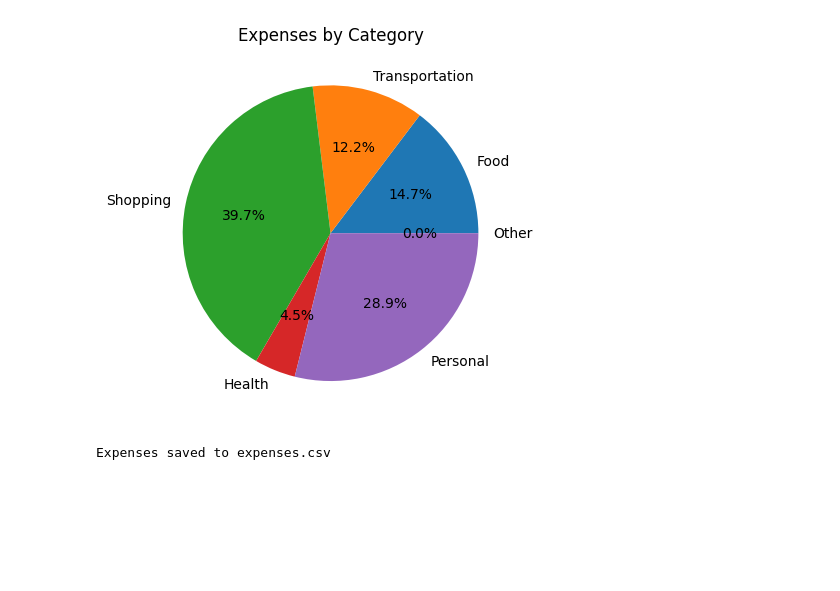
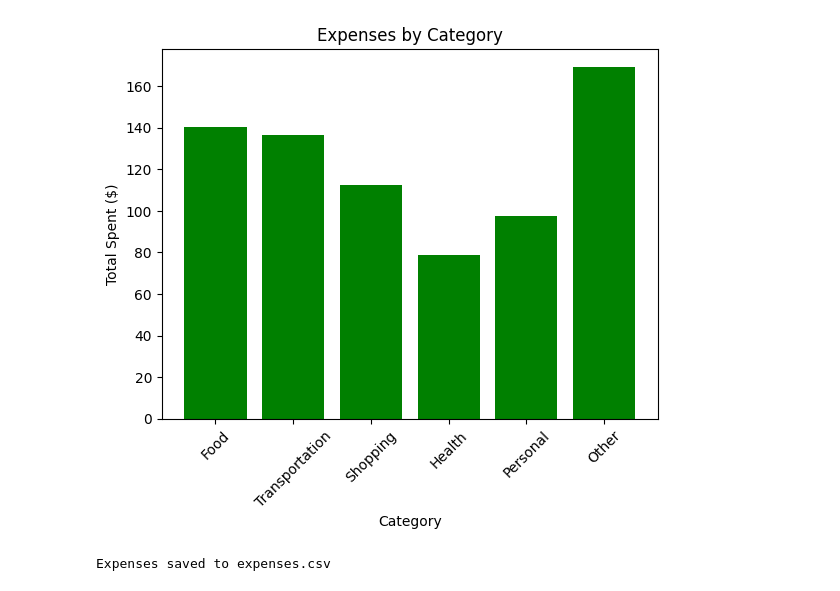
Before and after one commit to ahmadelsaad/Personal_Fund_Tracker, a Jupyter notebook: Personal_Funds_Tracker (1).ipynb, the cells around one changed output. Saved outputs shown, nothing was run; the diff lists cells and outputs as text; code cells hidden in the pictures; blank space fills up the shorter version.

```diff
--- a/Personal_Funds_Tracker (1).ipynb
+++ b/Personal_Funds_Tracker (1).ipynb
@@ -3,19 +3,27 @@ import matplotlib.pyplot as plt
 # %%
 categories = ["Food", "Transportation", "Shopping", "Health", "Personal", "Other"]
 # %%
-expenses= {category: 0 for category in categories}
+import pandas as pd
+expenses = {cat: 0.0 for cat in categories}
+
+print("Enter your expenses (type 'quit' to finish):")
 while True:
-    category=input(f"Choose category {categories} (or type 'quit' to finish):")
-    if category.lower()== 'quit':
+    category = input(f"Choose a category {categories[:-1]} (or type 'quit' to finish): ")
+
+    if category.lower() == "quit":
         break
+
+    amount = input("Enter amount: ")
     try:
-        amount = float(input("Enter amount: "))
+        amount = float(amount)
     except ValueError:
-        print("Invalid amount. PLease enter a number.")
+        print("⚠️ Please enter a valid number for amount.")
         continue
-    if category in expenses:
-        expenses[category]+= amount
+
+    # If category is valid → add to that category
+    if category in categories[:-1]:
+        expenses[category] += amount
     else:
-        print("Invalid category, added to 'Other'")
-        expenses ["Other"] += amount
+        # If category doesn't match → go into "Other"
+        expenses["Other"] += amount
 # %% [output]
@@ -35,9 +57,12 @@ Other: $0.00
 # %%
-plt.pie(expenses.values(), labels=expenses.keys(), autopct='%1.1f%%')
+plt.bar(expenses.keys(), expenses.values(), color="green")
+plt.xlabel("Category")
+plt.ylabel("Total Spent ($)")
 plt.title("Expenses by Category")
+plt.xticks(rotation=45)
 plt.show()
 # %% [output]
-[figure, old version]
+[figure, new version]
 # %%
 import csv
 with open("expenses.csv", mode="w", newline="") as file:
```
Also changed, not shown: parts of 4 cells of this notebook.
